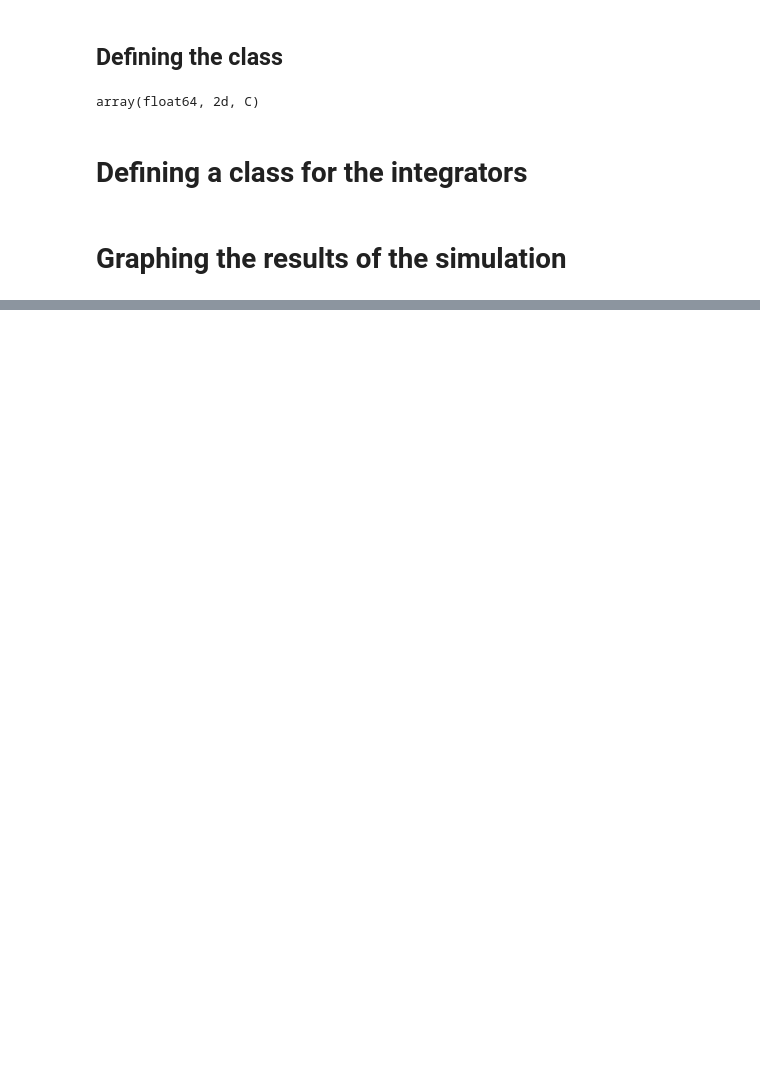
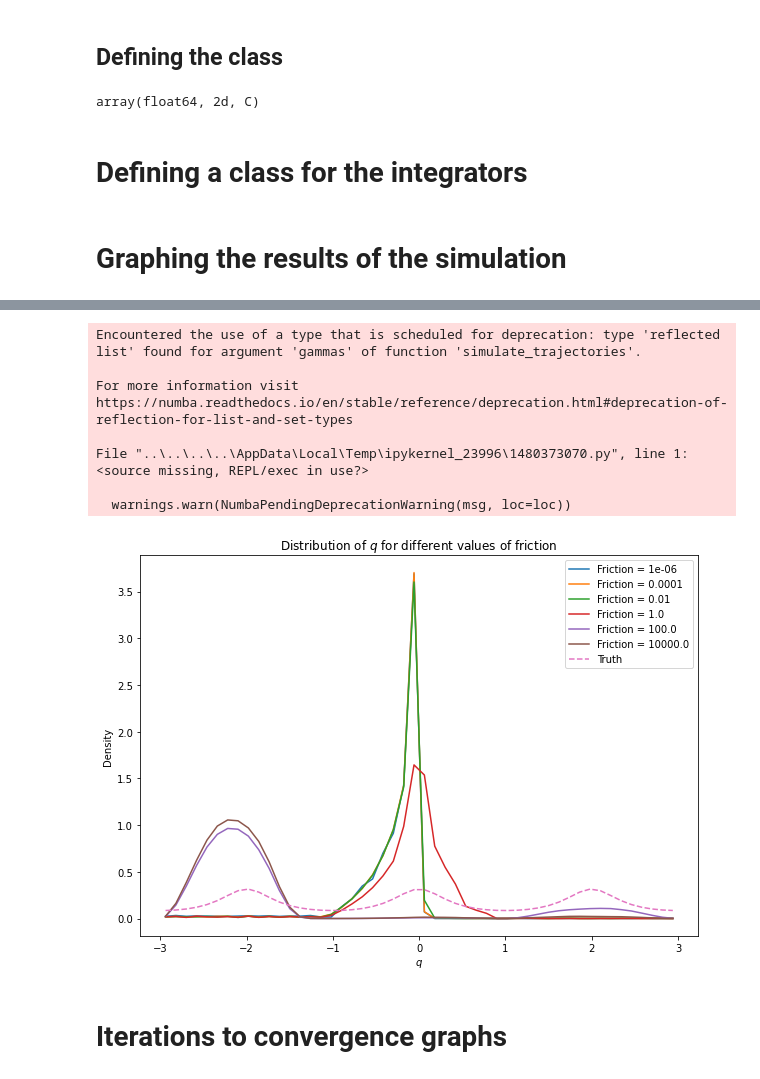
Before and after one commit to ktadgh/Langevin-Dynamics, a Jupyter notebook: OBABO.ipynb, the cells around one changed output, grey strips where cells are left out. Saved outputs shown, nothing was run; the diff lists cells and outputs as text; code cells hidden in the pictures; blank space fills up the shorter version.

```diff
--- a/OBABO.ipynb
+++ b/OBABO.ipynb
@@ -168,4 +172 @@ File "..\..\..\..\AppData\Local\Temp\ipykernel_6292\1480373070.py", line 1:
-# %%
-def potential(x):
-    return - x**2/2 + x**4/4
 # %%
@@ -174,0 +179,4 @@ OBABO.expectation_graph(potential,20000, 0.01, 10000, gammas)
+# %%
+@jit(nopython=True)
+def potential(x):
+    return np.log( np.exp(-2*(x-1)**2) + np.exp(-2*(x+1)**2) + np.exp(-2*(x+3)**2) + np.exp(-2*(x-3)**2) )
@@ -174,0 +262,14 @@ OBABO.expectation_graph(potential,20000, 0.01, 10000, gammas)
+# %%
+OBABO_2 = Scheme(obabo_step, force, potential)
+# running 1000 simulations, each taking 100000 steps of size 0.01
+OBABO_2.friction_graph(1000000, 0.01, 100, gammas)
+# %% [output]
+Encountered the use of a type that is scheduled for deprecation: type 'reflected list' found for argument 'gammas' of function 'simulate_trajectories'.
+
+For more information visit https://numba.readthedocs.io/en/stable/reference/deprecation.html#deprecation-of-reflection-for-list-and-set-types
+
+File "..\..\..\..\AppData\Local\Temp\ipykernel_23996\1480373070.py", line 1:
+<source missing, REPL/exec in use?>
+
+  warnings.warn(NumbaPendingDeprecationWarning(msg, loc=loc))
+[figure, added]
@@ -175,3 +278,5 @@ OBABO.expectation_graph(potential,20000, 0.01, 10000, gammas)
+# %% [markdown]
+# Iterations to convergence graphs
 # %%
 #%run -i Euler_Maruyama.ipynb
 # %%
```
Also changed, not shown: parts of 8 cells of this notebook.
